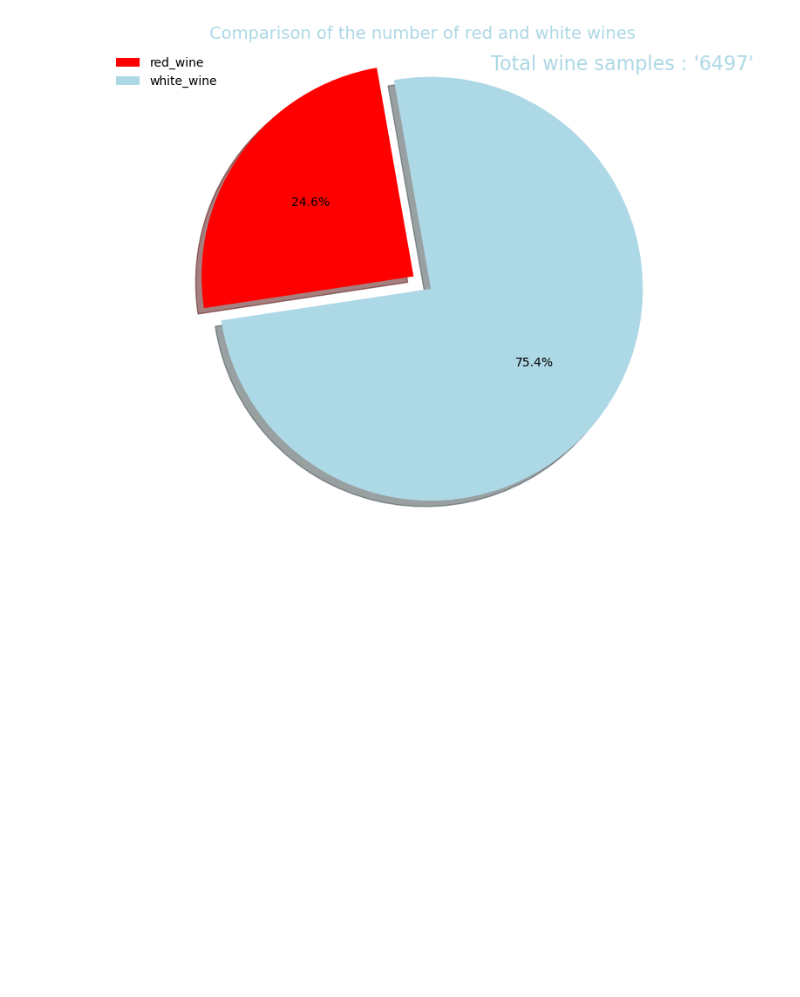
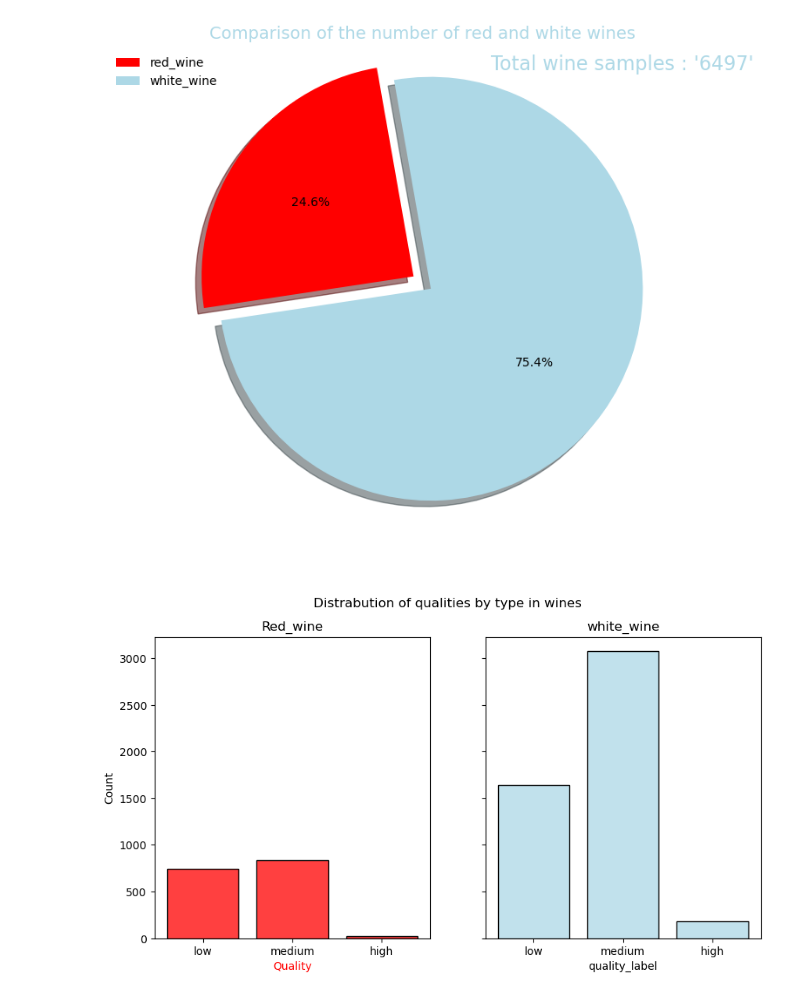
Before and after one commit to MarjilaRahmaty/Project1-Wine-analysis, a Jupyter notebook: Wine-EDA.ipynb, the cells around one changed output. Saved outputs shown, nothing was run; the diff lists cells and outputs as text; code cells hidden in the pictures; blank space fills up the shorter version.

```diff
--- a/Wine-EDA.ipynb
+++ b/Wine-EDA.ipynb
@@ -488,3 +488,24 @@ plt.show()
 [figure]
 # %% [markdown]
 ######
+# %%
+# distrabution of qualities by type in Red_wine and white wine
+
+#plt.figure(figsize=( 4, 4))
+#sns.countplot(x=red_wine["quality_label"], color="red")
+#plt.title("Quality Label" , color ='red')
+#plt.xlabel("Quality")
+#plt.ylabel("number of rows")
+#plt.show()
+
+fig1 , axes = plt.subplots(nrows=1, ncols=2, figsize=(10,5) , sharey=True)
+sns.histplot(data = red_wine, x='quality_label', color='red', shrink=.8, ax=axes[0]).set(title ='Red_wine')
+sns.histplot(data = white_wine, x='quality_label', color='lightblue', shrink=.8, ax=axes[1]).set(title ='white_wine')
+axes[0].set_xlabel("Quality", color = 'red')
+plt.suptitle("Distrabution of qualities by type in wines")
+
+
+
+plt.show()
+# %% [output]
+[figure, added]
```
Also changed, not shown: parts of 1 cell of this notebook.
